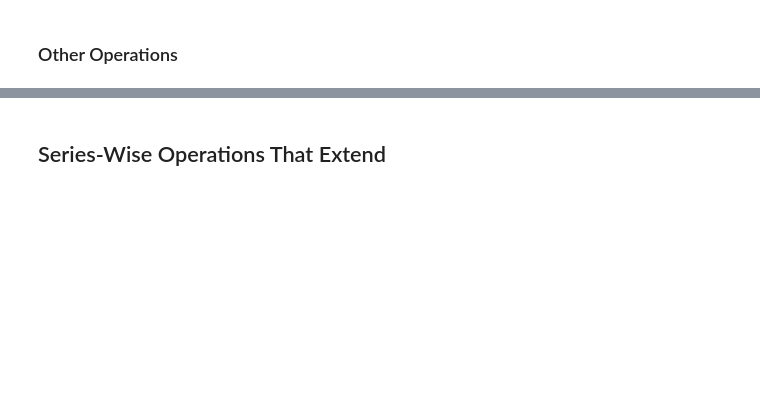
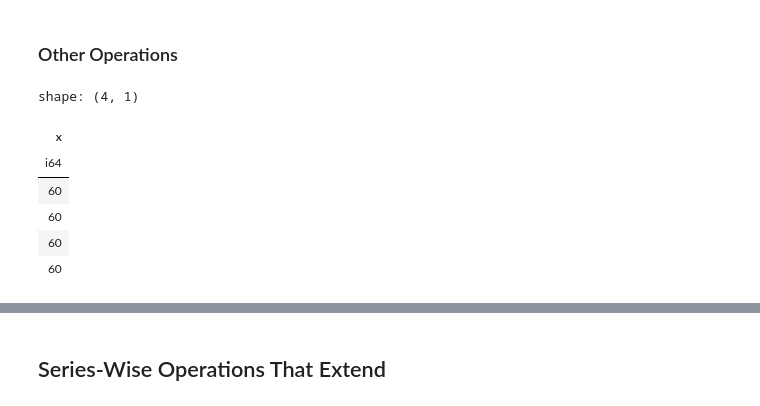
Before and after one commit to PeiGuancheng/python-polars-the-definitive-guide, a Jupyter notebook: ch08.ipynb, the cells around one changed output, grey strips where cells are left out. Cells and saved outputs as stored; diff of their text form; code cells hidden in the pictures; blank space fills up the shorter version.

```diff
--- a/ch08.ipynb
+++ b/ch08.ipynb
@@ -780,11 +845,23 @@ x = [None, 1.0, 2.0, 3.0, np.nan]
 # %%
 numbers = [33, 33, 27, 33, 60, 60, 60, 33, 60]
 
-(
+arg_true=(
     pl.DataFrame({"x": numbers}).select(
         arg_true=(pl.col("x") >= 60).arg_true(),
-    )
+    ).to_series()
 )
+
+pl.DataFrame({"x": numbers}).select(
+    pl.col('x').gather(arg_true)
+)
+# %% [output]
+shape: (4, 1)
+| x |
+| i64 |
+| 60 |
+| 60 |
+| 60 |
+| 60 |
 # %%
 (
     pl.DataFrame({"x": numbers}).select(
```
Also changed, not shown: parts of 14 cells of this notebook, 11 other files.
